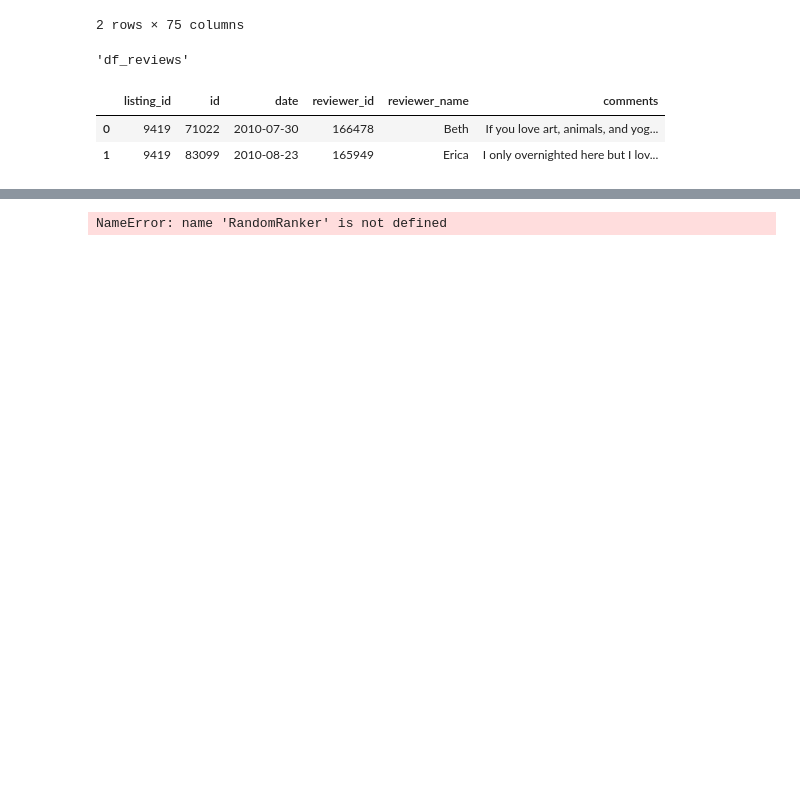
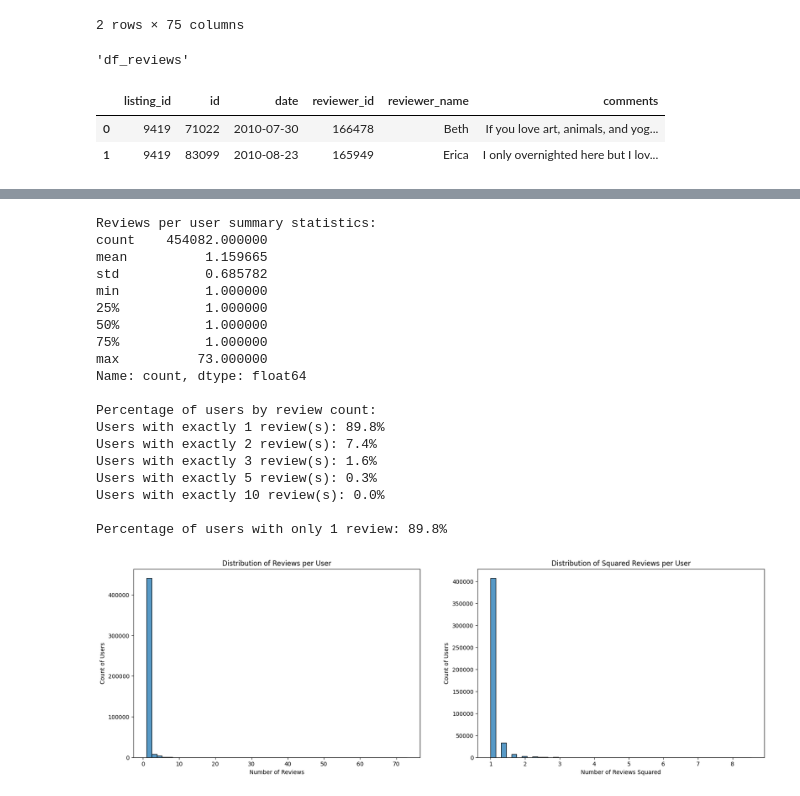
Before and after one commit to aus10powell/AirRanker, a Jupyter notebook: notebooks/seattle_exploration.ipynb, the cells around one changed output, grey strips where cells are left out. Drawn from its saved outputs; the diff is of its cells as text; code cells hidden in the pictures; blank space fills up the shorter version.

```diff
--- a/notebooks/seattle_exploration.ipynb
+++ b/notebooks/seattle_exploration.ipynb
@@ -170,20 +37,58 @@ latency: 9.1399
-# %%
-# Create multiple rankers to compare
-models_dict = {
-    'phi3': ListingRanker(model='phi4'),
-    'random': RandomRanker(),
-    'popularity': PopularityRanker(df_reviews)
-}
-
-# Compare the models
-comparison_results = evaluator.compare_models(
-    models_dict=models_dict,
-    holdout_data=holdout_data,
-    k=10,
-    sample_size=20
-)
-
-# Plot the comparison
-evaluator.plot_results(comparison_results)
-# %% [output]
-NameError: name 'RandomRanker' is not defined
+# %%
+# Number of reviews per user distribution
+# Calculate reviews per user
+reviews_per_user = df_reviews['reviewer_id'].value_counts()
+
+# Create distribution plots
+import matplotlib.pyplot as plt
+import seaborn as sns
+
+plt.figure(figsize=(20, 6))
+
+# Original distribution
+plt.subplot(1, 2, 1)
+sns.histplot(data=reviews_per_user, bins=50)
+plt.title('Distribution of Reviews per User')
+plt.xlabel('Number of Reviews')
+plt.ylabel('Count of Users')
+
+# Squared distribution
+plt.subplot(1, 2, 2)
+sns.histplot(data=np.sqrt(reviews_per_user), bins=50)
+plt.title('Distribution of Squared Reviews per User')
+plt.xlabel('Number of Reviews Squared')
+plt.ylabel('Count of Users')
+
+# Print summary statistics
+print("Reviews per user summary statistics:")
+print(reviews_per_user.describe())
+
+# Show percentage of users with different review counts
+print("\nPercentage of users by review count:")
+for n in [1, 2, 3, 5, 10]:
+    pct = (reviews_per_user == n).mean() * 100
+    print(f"Users with exactly {n} review(s): {pct:.1f}%")
+
+pct_single = (reviews_per_user == 1).mean() * 100
+print(f"\nPercentage of users with only 1 review: {pct_single:.1f}%")
+# %% [output]
+Reviews per user summary statistics:
+count    454082.000000
+mean          1.159665
+std           0.685782
+min           1.000000
+25%           1.000000
+50%           1.000000
+75%           1.000000
+max          73.000000
+Name: count, dtype: float64
+
+Percentage of users by review count:
+Users with exactly 1 review(s): 89.8%
+Users with exactly 2 review(s): 7.4%
+Users with exactly 3 review(s): 1.6%
+Users with exactly 5 review(s): 0.3%
+Users with exactly 10 review(s): 0.0%
+
+Percentage of users with only 1 review: 89.8%
+[figure, added]
```
Also changed, not shown: parts of 8 cells of this notebook, 5 other files.
